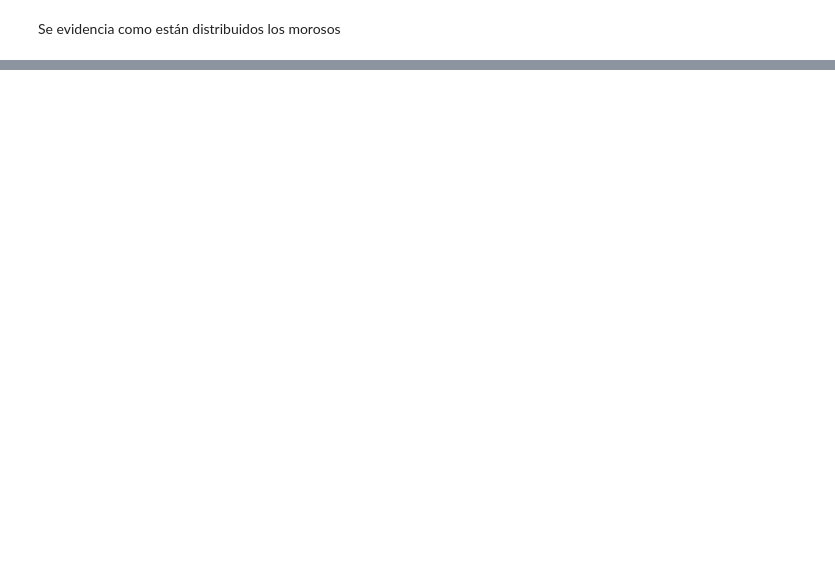
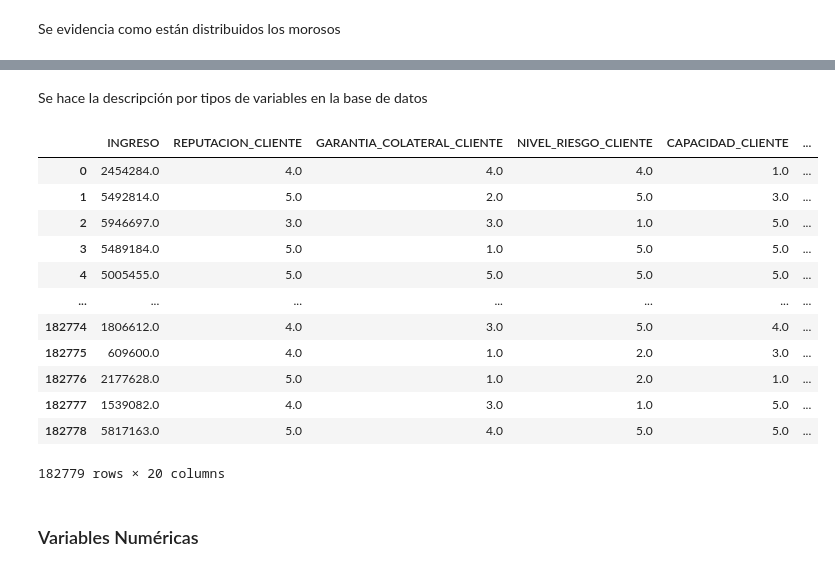
Before and after one commit to jomen93/Cartera, a Jupyter notebook: Modelo.ipynb, the cells around one changed output, grey strips where cells are left out. Cells and saved outputs as stored; diff of their text form; code cells hidden in the pictures; blank space fills up the shorter version.

Commit message:
Se adiciona la separacion de tipo de dato y una primera revision de valores atípicos

```diff
--- a/Modelo.ipynb
+++ b/Modelo.ipynb
@@ -146,0 +140,22 @@ Se evidencia como están distribuidos los morosos
+# %% [markdown]
+Se hace la descripción por tipos de variables en la base de datos
+# %%
+columns_object  = DATA.select_dtypes(include=["object"]).columns
+columns_numeric = DATA.select_dtypes(include=["int", "float"]).columns
+DATA[columns_numeric]
+# %% [output]
+|  | INGRESO | REPUTACION_CLIENTE | GARANTIA_COLATERAL_CLIENTE | NIVEL_RIESGO_CLIENTE | CAPACIDAD_CLIENTE | ... |
+| 0 | 2454284.0 | 4.0 | 4.0 | 4.0 | 1.0 | ... |
+| 1 | 5492814.0 | 5.0 | 2.0 | 5.0 | 3.0 | ... |
+| 2 | 5946697.0 | 3.0 | 3.0 | 1.0 | 5.0 | ... |
+| 3 | 5489184.0 | 5.0 | 1.0 | 5.0 | 5.0 | ... |
+| 4 | 5005455.0 | 5.0 | 5.0 | 5.0 | 5.0 | ... |
+| ... | ... | ... | ... | ... | ... | ... |
+| 182774 | 1806612.0 | 4.0 | 3.0 | 5.0 | 4.0 | ... |
+| 182775 | 609600.0 | 4.0 | 1.0 | 2.0 | 3.0 | ... |
+| 182776 | 2177628.0 | 5.0 | 1.0 | 2.0 | 1.0 | ... |
+| 182777 | 1539082.0 | 4.0 | 3.0 | 1.0 | 5.0 | ... |
+| 182778 | 5817163.0 | 5.0 | 4.0 | 5.0 | 5.0 | ... |
+182779 rows × 20 columns
+# %% [markdown]
+### Variables Numéricas
```
Also changed, not shown: parts of 22 cells of this notebook.
